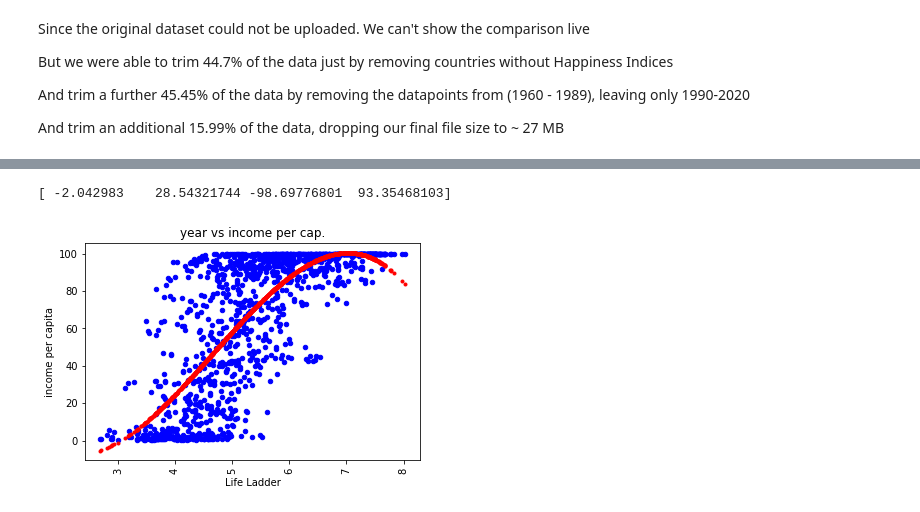
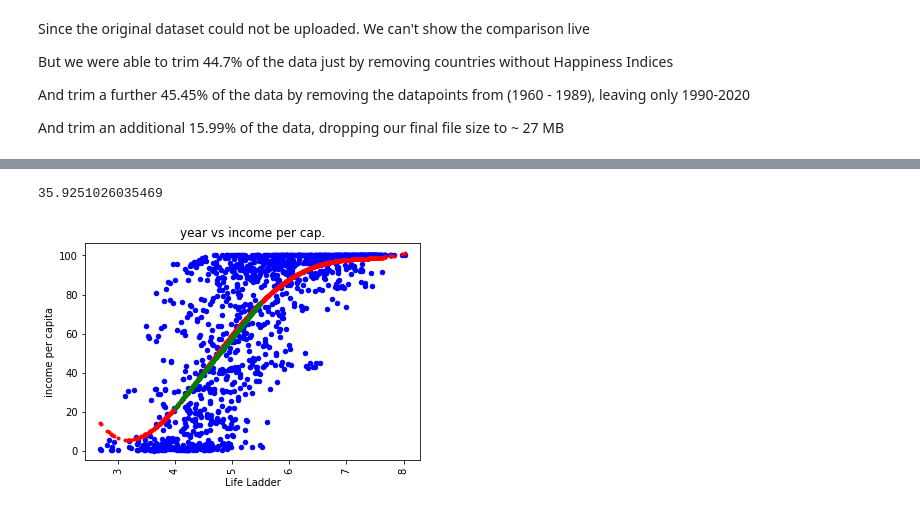
Before and after one commit to alderie/happinessfactor, a Jupyter notebook: notebook.ipynb, the cells around one changed output, grey strips where cells are left out. Saved outputs shown, nothing was run; the diff lists cells and outputs as text; code cells hidden in the pictures.

Commit message:
Violin Plot & Slope for income plot

```diff
--- a/notebook.ipynb
+++ b/notebook.ipynb
@@ -108,14 +144,24 @@ def getAllForIndicator(df, hi, indicator_code):
 # %%
 #When one thinks of happiness they think of money. Lets first graph the WHR dataset's graph of national income per capita vs happiness
 ipc_code = "EG.CFT.ACCS.ZS"
 incomePerCap=getAllForIndicator(wdi_data, simplified_whr_data, ipc_code)
 ax=incomePerCap.plot.scatter(x='Life Ladder',xlabel='Life Ladder',y='indicator_value',ylabel='income per capita',rot=90,color='b',title='year vs income per cap.')
 x=incomePerCap['Life Ladder']
 y=incomePerCap['indicator_value']
-z=np.polyfit(x,y,3)
+z=np.polyfit(x,y,4)
 eq=np.poly1d(z)
 plt.plot(x,eq(x),'.',color='red')
-print(z)
+
+x1=4
+x2=5.5
+y1=eq(4)
+y2=eq(5.5)
+slope=(y2-y1)/(x2-x1)
+
+x=x[x>=4]
+x=x[x<=5.5]
+plt.plot(x,x*slope+(y1-slope*x1),'.',color='green')
+print(slope)
 # %% [output]
-[ -2.042983    28.54321744 -98.69776801  93.35468103]
+35.9251026035469
-[figure, old version]
+[figure, new version]
```
Also changed, not shown: parts of 2 cells of this notebook.
